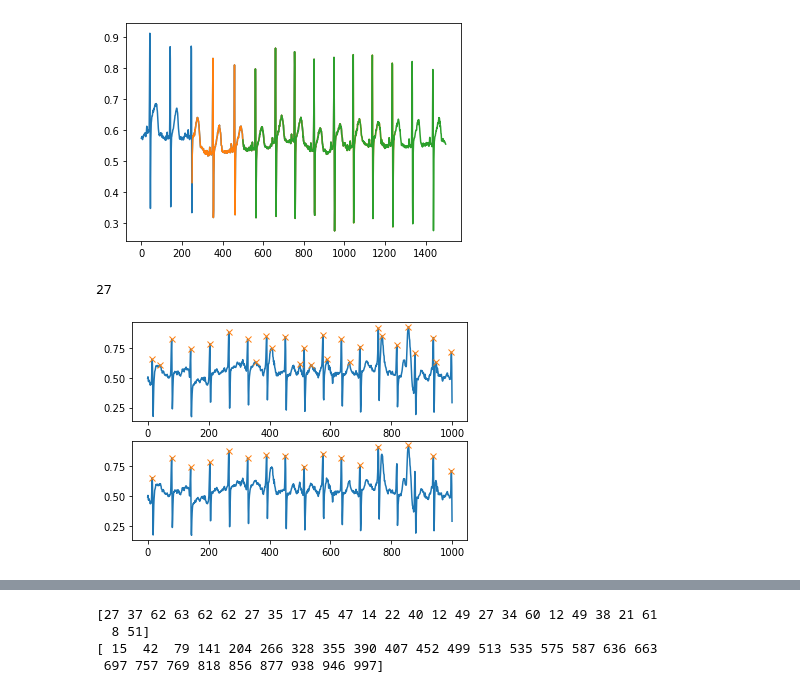
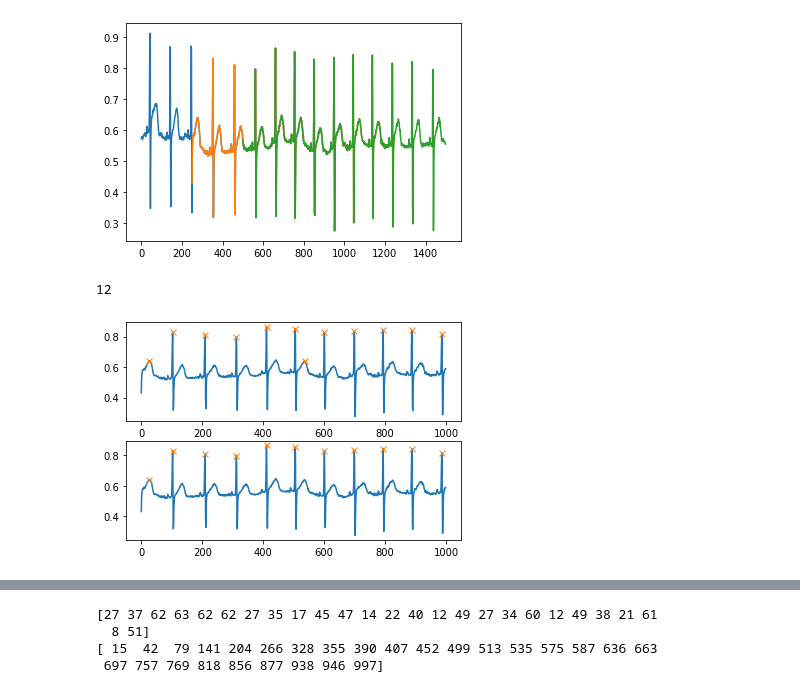
Before and after one commit to LongNguyen1984/TimeSeriesWithPython, a Jupyter notebook: HR_DNN.ipynb, the cells around one changed output, grey strips where cells are left out. Cells and saved outputs as stored; diff of their text form; code cells hidden in the pictures.

```diff
--- a/HR_DNN.ipynb
+++ b/HR_DNN.ipynb
@@ -140,20 +140,20 @@ plt.plot(ECGseg[2])
 [figure]
 # %%
 from scipy.signal import find_peaks
-x = ECGseg[47].values
+x = ECGseg[1].values
 prom = 0.1
 peaks, _ = find_peaks(x, prominence=prom)
 peaks2, _ = find_peaks(x, prominence=prom, distance=50)
 plt.subplot(211)
 plt.plot(x)
 plt.plot(peaks, x[peaks], "x")
 plt.subplot(212)
 plt.plot(x)
 plt.plot(peaks2, x[peaks2], "x")
 Nbeat = len(peaks)
 
 BPM = Nbeat
 print(BPM)
 # %% [output]
-27
+12
-[figure, old version]
+[figure, new version]
```
Also changed, not shown: parts of 19 cells of this notebook.
